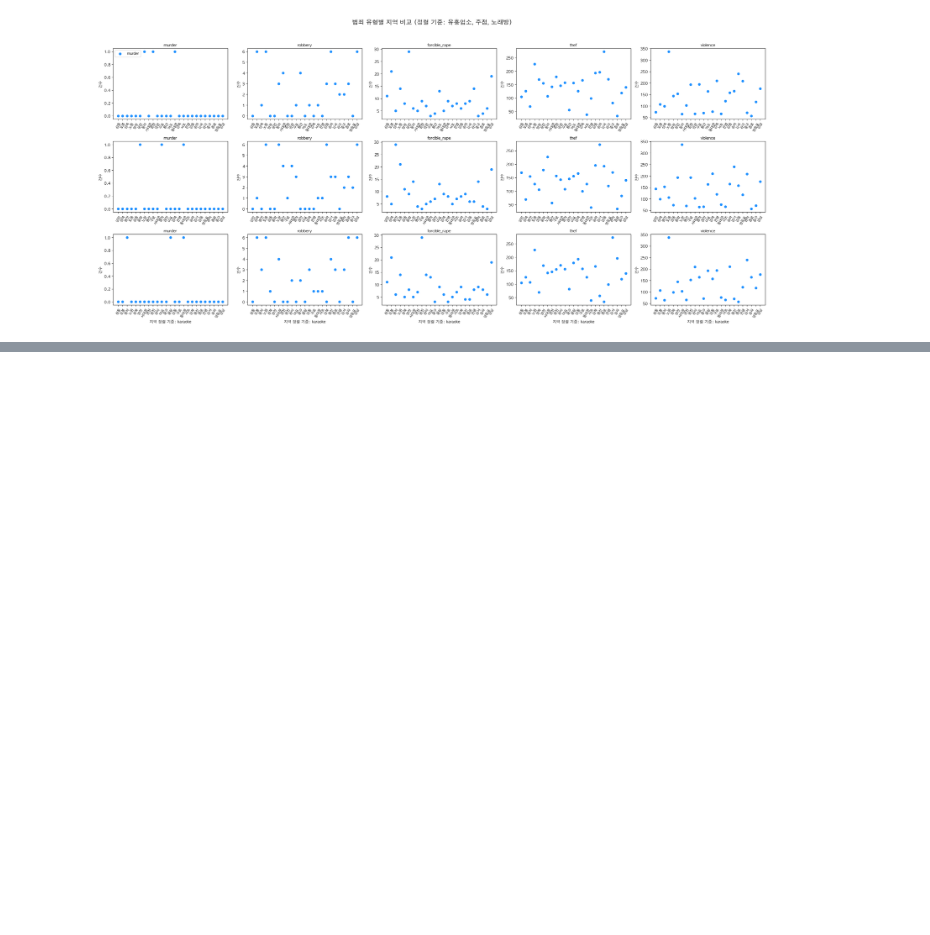
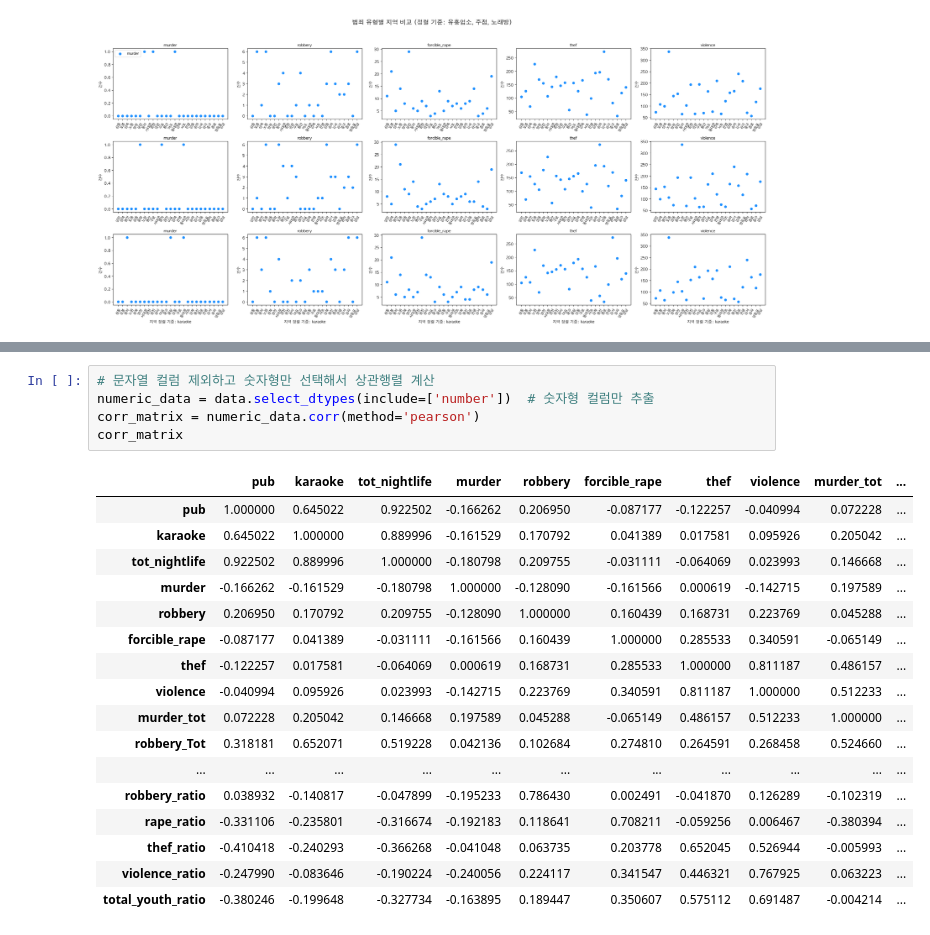
Before and after one commit to lgh0829/aws-say-1-da_with_python, a Jupyter notebook: 99_da-toyproj/00_visualization.ipynb, the cells around one changed output, grey strips where cells are left out. Drawn from its saved outputs; the diff is of its cells as text; blank space fills up the shorter version.

```diff
--- a/99_da-toyproj/00_visualization.ipynb
+++ b/99_da-toyproj/00_visualization.ipynb
@@ -159,0 +154,23 @@ NameError: name 'df' is not defined
+# %%
+# 문자열 컬럼 제외하고 숫자형만 선택해서 상관행렬 계산
+numeric_data = data.select_dtypes(include=['number'])  # 숫자형 컬럼만 추출
+corr_matrix = numeric_data.corr(method='pearson')
+corr_matrix
+# %% [output]
+|  | pub | karaoke | tot_nightlife | murder | robbery | forcible_rape | thef | violence | murder_tot | ... |
+| pub | 1.000000 | 0.645022 | 0.922502 | -0.166262 | 0.206950 | -0.087177 | -0.122257 | -0.040994 | 0.072228 | ... |
+| karaoke | 0.645022 | 1.000000 | 0.889996 | -0.161529 | 0.170792 | 0.041389 | 0.017581 | 0.095926 | 0.205042 | ... |
+| tot_nightlife | 0.922502 | 0.889996 | 1.000000 | -0.180798 | 0.209755 | -0.031111 | -0.064069 | 0.023993 | 0.146668 | ... |
+| murder | -0.166262 | -0.161529 | -0.180798 | 1.000000 | -0.128090 | -0.161566 | 0.000619 | -0.142715 | 0.197589 | ... |
+| robbery | 0.206950 | 0.170792 | 0.209755 | -0.128090 | 1.000000 | 0.160439 | 0.168731 | 0.223769 | 0.045288 | ... |
+| forcible_rape | -0.087177 | 0.041389 | -0.031111 | -0.161566 | 0.160439 | 1.000000 | 0.285533 | 0.340591 | -0.065149 | ... |
+| thef | -0.122257 | 0.017581 | -0.064069 | 0.000619 | 0.168731 | 0.285533 | 1.000000 | 0.811187 | 0.486157 | ... |
+| violence | -0.040994 | 0.095926 | 0.023993 | -0.142715 | 0.223769 | 0.340591 | 0.811187 | 1.000000 | 0.512233 | ... |
+| murder_tot | 0.072228 | 0.205042 | 0.146668 | 0.197589 | 0.045288 | -0.065149 | 0.486157 | 0.512233 | 1.000000 | ... |
+| robbery_Tot | 0.318181 | 0.652071 | 0.519228 | 0.042136 | 0.102684 | 0.274810 | 0.264591 | 0.268458 | 0.524660 | ... |
+| ... | ... | ... | ... | ... | ... | ... | ... | ... | ... | ... |
+| robbery_ratio | 0.038932 | -0.140817 | -0.047899 | -0.195233 | 0.786430 | 0.002491 | -0.041870 | 0.126289 | -0.102319 | ... |
+| rape_ratio | -0.331106 | -0.235801 | -0.316674 | -0.192183 | 0.118641 | 0.708211 | -0.059256 | 0.006467 | -0.380394 | ... |
+| thef_ratio | -0.410418 | -0.240293 | -0.366268 | -0.041048 | 0.063735 | 0.203778 | 0.652045 | 0.526944 | -0.005993 | ... |
+| violence_ratio | -0.247990 | -0.083646 | -0.190224 | -0.240056 | 0.224117 | 0.341547 | 0.446321 | 0.767925 | 0.063223 | ... |
+| total_youth_ratio | -0.380246 | -0.199648 | -0.327734 | -0.163895 | 0.189447 | 0.350607 | 0.575112 | 0.691487 | -0.004214 | ... |
```
Also changed, not shown: parts of 6 cells of this notebook, 20 other files.
